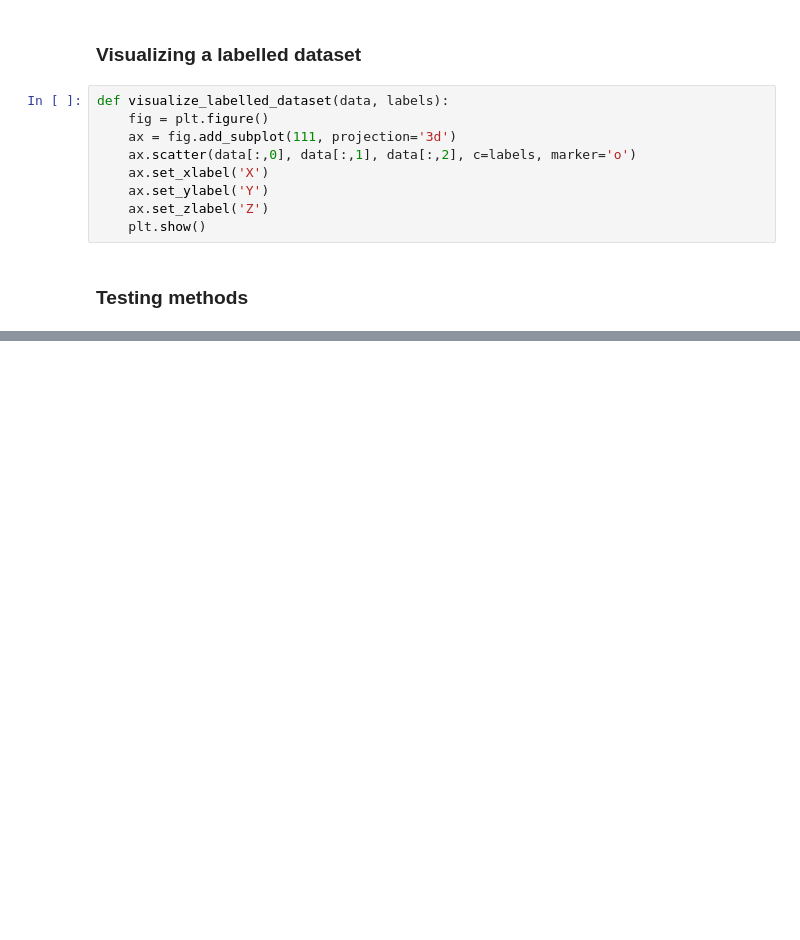
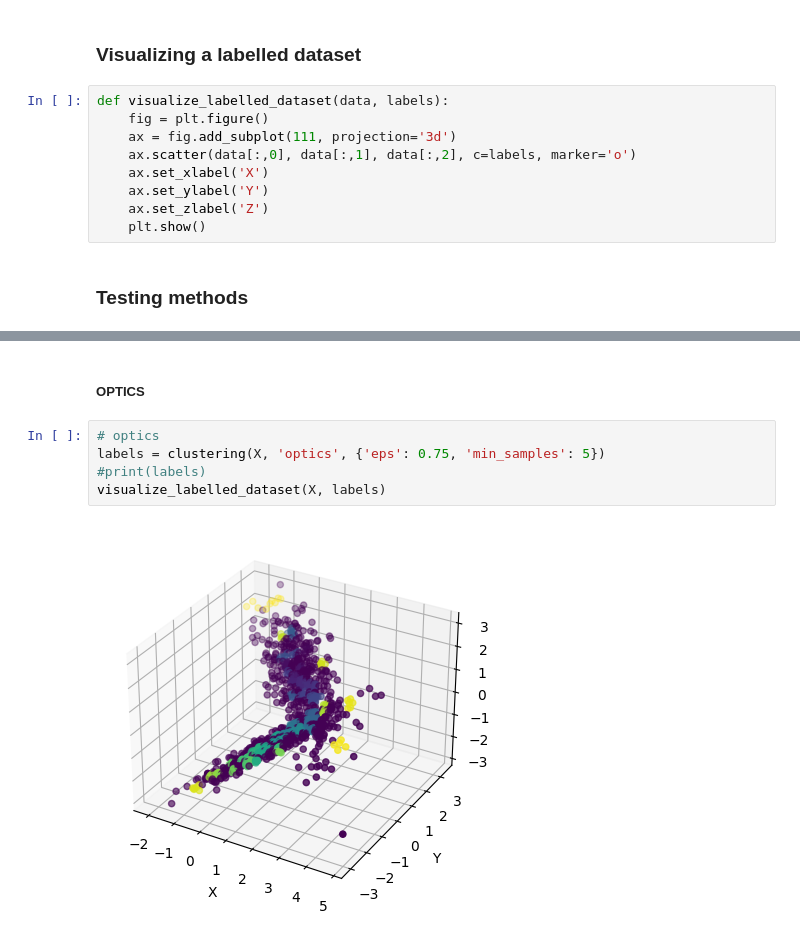
Before and after one commit to alvgonfri/clustering_algorithms, a Jupyter notebook: clustering_algorithms.ipynb, the cells around one changed output, grey strips where cells are left out. Saved outputs shown, nothing was run; the diff lists cells and outputs as text; blank space fills up the shorter version.

```diff
--- a/clustering_algorithms.ipynb
+++ b/clustering_algorithms.ipynb
@@ -120,0 +155,9 @@ visualize_labelled_dataset(X, labels)
+# %% [markdown]
+##### OPTICS
+# %%
+# optics
+labels = clustering(X, 'optics', {'eps': 0.75, 'min_samples': 5})
+#print(labels)
+visualize_labelled_dataset(X, labels)
+# %% [output]
+[figure, added]
```
Also changed, not shown: parts of 14 cells of this notebook.
